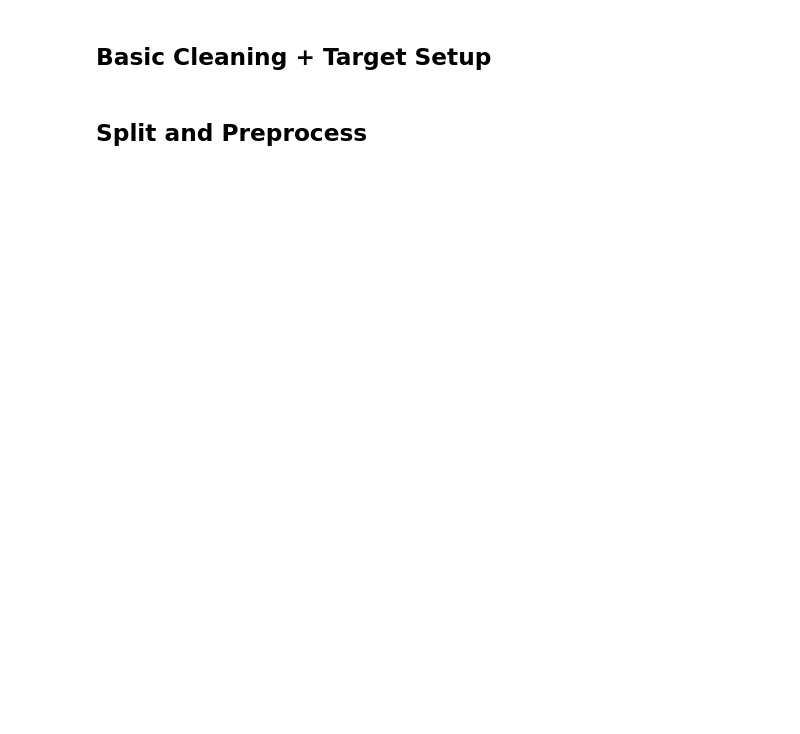
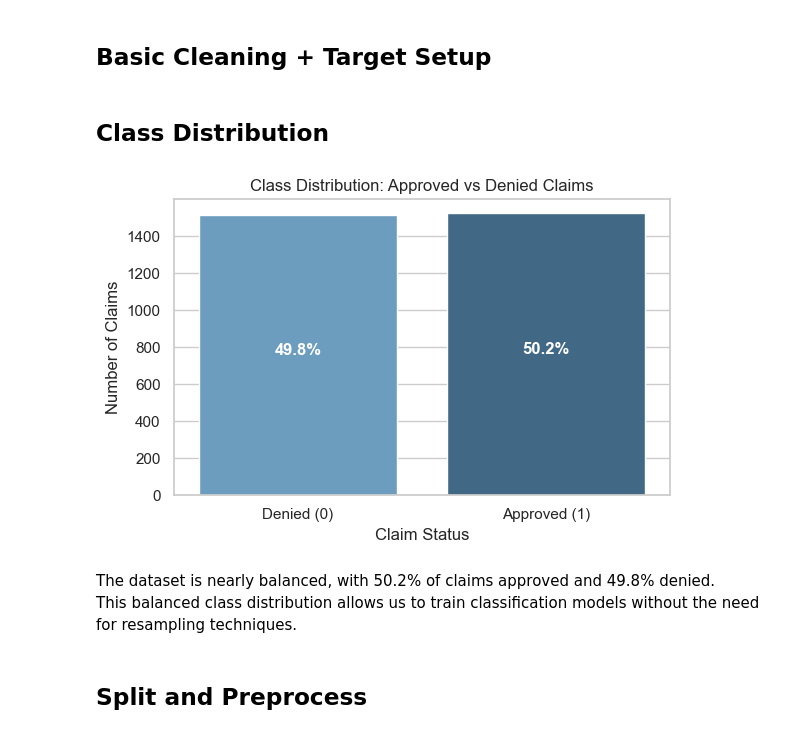
Before and after one commit to efall-dev/insurance-claim-triage-ml, a Jupyter notebook: notebooks/01_eda_model_triage.ipynb, the cells around one changed output. Cells and saved outputs as stored; diff of their text form; code cells hidden in the pictures; blank space fills up the shorter version.

```diff
--- a/notebooks/01_eda_model_triage.ipynb
+++ b/notebooks/01_eda_model_triage.ipynb
@@ -32,6 +39,40 @@ df['Target'] = (df['ClaimStatus'] == 'Approved').astype(int)
 # Drop identifiers and target
 X = df.drop(columns=['ClaimID', 'PatientID', 'ProviderID', 'ClaimStatus', 'Target', 'ClaimDate'])
 y = df['Target']
+# %% [markdown]
+## Class Distribution
+# %%
+# Prepare data
+class_counts = df['Target'].value_counts().sort_index()
+class_labels = ['Denied (0)', 'Approved (1)']
+percentages = class_counts / class_counts.sum() * 100
+
+plot_df = pd.DataFrame({
+    'Status': class_labels,
+    'Count': class_counts.values,
+    'Percent': percentages.values
+})
+
+# Plot
+plt.figure(figsize=(6, 4))
+sns.set_theme(style="whitegrid")
+ax = sns.barplot(data=plot_df, x='Status', y='Count', hue='Status', palette='Blues_d', dodge=False)
+
+# Improved label spacing
+for i, v in enumerate(plot_df['Count']):
+    plt.text(i, v * 0.5, f"{plot_df['Percent'][i]:.1f}%", ha='center', fontweight='bold', color='white')
+
+plt.title('Class Distribution: Approved vs Denied Claims')
+plt.ylabel('Number of Claims')
+plt.xlabel('Claim Status')
+plt.legend([],[], frameon=False)
+plt.tight_layout()
+plt.show()
+# %% [output]
+[figure, added]
+# %% [markdown]
+The dataset is nearly balanced, with 50.2% of claims approved and 49.8% denied.
+This balanced class distribution allows us to train classification models without the need for resampling techniques.
 # %% [markdown]
 ## Split and Preprocess
 # %%
```
Also changed, not shown: parts of 8 cells of this notebook.
